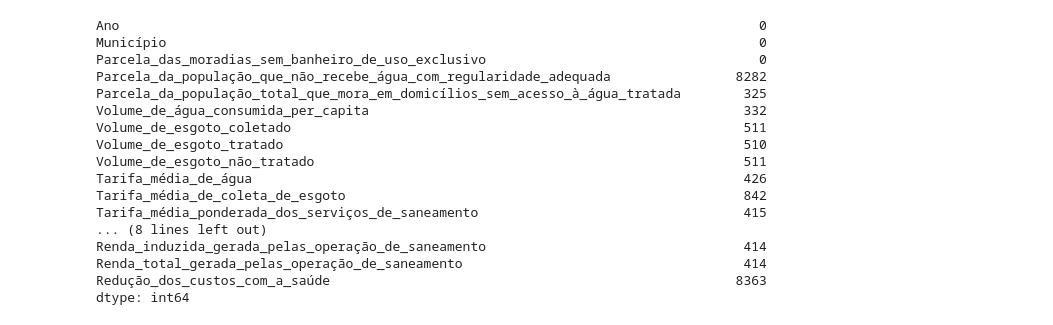
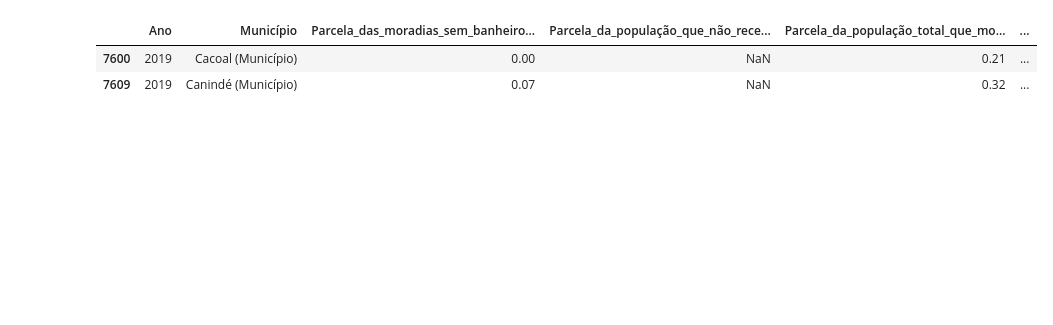
Before and after one commit to MaksonViini/Datathon-BRK, a Jupyter notebook: Build/datathon.ipynb, the cells around one changed output. Cells and saved outputs as stored; diff of their text form; code cells hidden in the pictures; blank space fills up the shorter version.

```diff
--- a/Build/datathon.ipynb
+++ b/Build/datathon.ipynb
@@ -22,20 +32,10 @@ for cols in data.columns[2::]:
-# %%
-data.isna().sum()
-# %% [output]
-Ano                                                                                  0
-Município                                                                            0
-Parcela_das_moradias_sem_banheiro_de_uso_exclusivo                                   0
-Parcela_da_população_que_não_recebe_água_com_regularidade_adequada                8282
-Parcela_da_população_total_que_mora_em_domicílios_sem_acesso_à_água_tratada        325
-Volume_de_água_consumida_per_capita                                                332
-Volume_de_esgoto_coletado                                                          511
-Volume_de_esgoto_tratado                                                           510
-Volume_de_esgoto_não_tratado                                                       511
-Tarifa_média_de_água                                                               426
-Tarifa_média_de_coleta_de_esgoto                                                   842
-Tarifa_média_ponderada_dos_serviços_de_saneamento                                  415
-... (8 lines left out)
-Renda_induzida_gerada_pelas_operação_de_saneamento                                 414
-Renda_total_gerada_pelas_operação_de_saneamento                                    414
-Redução_dos_custos_com_a_saúde                                                    8363
-dtype: int64
+# %%
+filter = ((data['Ano'] == 2019) & (data['Parcela_da_população_total_que_mora_em_domicílios_sem_acesso_à_água_tratada'] >= 0.184)
+        & (data['Taxa_de_incidência_de_internações_por_doenças_associadas_à_falta_de_saneamento'] >= 13.87)
+        & (data['Investimentos_per_capita_em_saneamento'] <= 25.94)) # Valor da mediana
+# %%
+data[filter].head(2)
+# %% [output]
+|  | Ano | Município | Parcela_das_moradias_sem_banheiro... | Parcela_da_população_que_não_rece... | Parcela_da_população_total_que_mo... | ... |
+| 7600 | 2019 | Cacoal (Município) | 0.00 | NaN | 0.21 | ... |
+| 7609 | 2019 | Canindé (Município) | 0.07 | NaN | 0.32 | ... |
```
Also changed, not shown: parts of 8 cells of this notebook, 7 other files.
